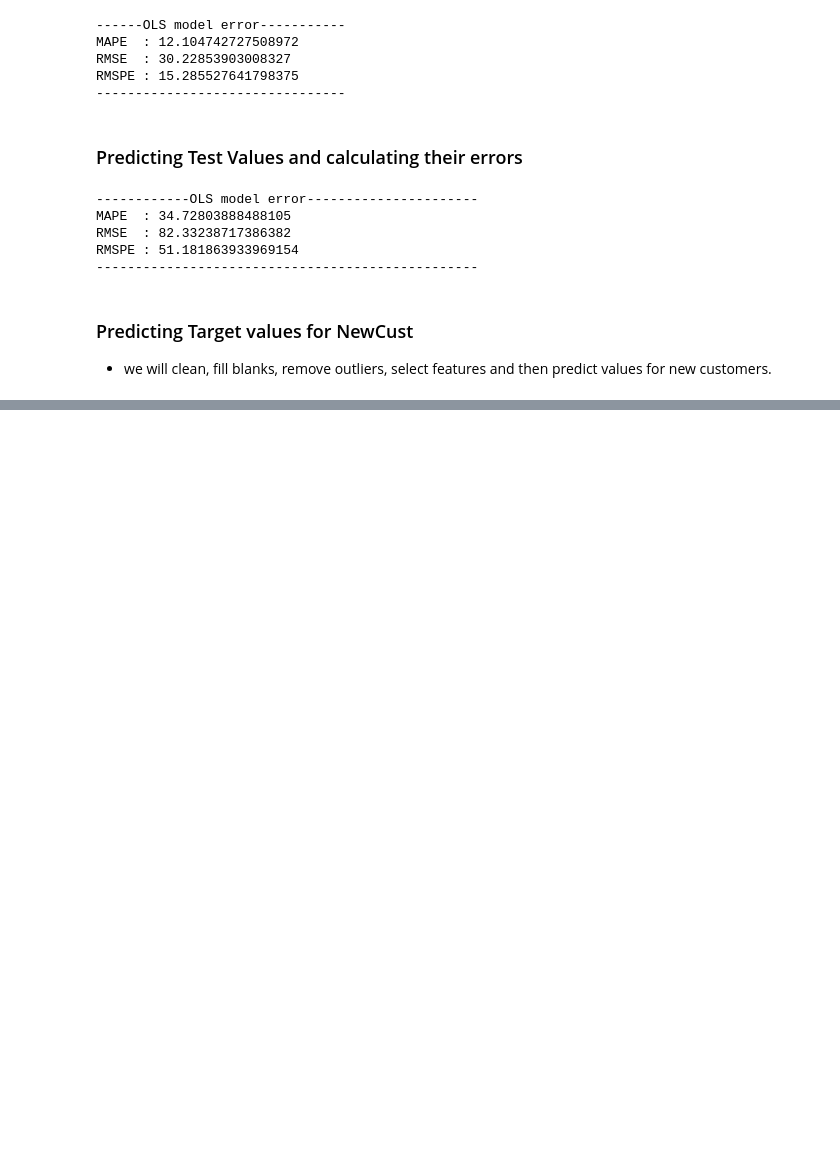
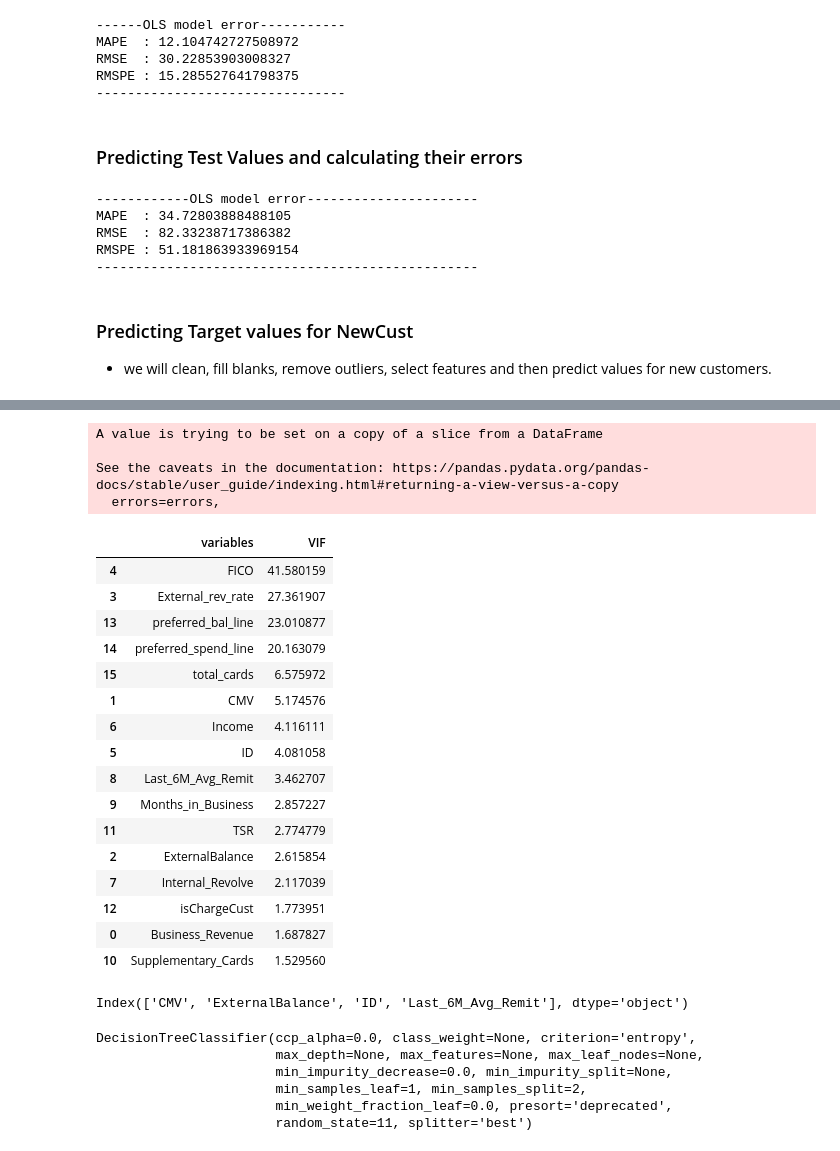
Before and after one commit to lalit-kumr/dsp_case_study, a Jupyter notebook: Assesment_case_study.ipynb, the cells around one changed output, grey strips where cells are left out. Drawn from its saved outputs; the diff is of its cells as text; code cells hidden in the pictures; blank space fills up the shorter version.

```diff
--- a/Assesment_case_study.ipynb
+++ b/Assesment_case_study.ipynb
@@ -560,0 +674,48 @@ print('-------------------------------------------------')
+# %%
+df_x.drop(labels=['Lending_AR_pct_in_last_6M','preavgremit1_3_all'],axis=1,inplace=True)
+
+vif_results = calc_vif(X)
+vif_results.sort_values(by='VIF',ascending=False)
+# %% [output]
+A value is trying to be set on a copy of a slice from a DataFrame
+
+See the caveats in the documentation: https://pandas.pydata.org/pandas-docs/stable/user_guide/indexing.html#returning-a-view-versus-a-copy
+  errors=errors,
+|  | variables | VIF |
+| 4 | FICO | 41.580159 |
+| 3 | External_rev_rate | 27.361907 |
+| 13 | preferred_bal_line | 23.010877 |
+| 14 | preferred_spend_line | 20.163079 |
+| 15 | total_cards | 6.575972 |
+| 1 | CMV | 5.174576 |
+| 6 | Income | 4.116111 |
+| 5 | ID | 4.081058 |
+| 8 | Last_6M_Avg_Remit | 3.462707 |
+| 9 | Months_in_Business | 2.857227 |
+| 11 | TSR | 2.774779 |
+| 2 | ExternalBalance | 2.615854 |
+| 7 | Internal_Revolve | 2.117039 |
+| 12 | isChargeCust | 1.773951 |
+| 0 | Business_Revenue | 1.687827 |
+| 10 | Supplementary_Cards | 1.529560 |
+# %%
+#Feature selection
+from sklearn.tree import DecisionTreeRegressor
+from sklearn.feature_selection import RFE
+
+
+dt_reg = DecisionTreeRegressor(random_state=0)
+
+
+rfe = RFE(estimator=dt_reg, n_features_to_select=4)
+rfe.fit(df_x, df_y)
+
+# rfe.ranking_
+
+
+# selecting features given by RFE
+f = rfe.get_support(1) #the most important features
+selected_x = df_x[df_x.columns[f]] # final features`
+selected_x.columns
+# %% [output]
+Index(['CMV', 'ExternalBalance', 'ID', 'Last_6M_Avg_Remit'], dtype='object')
@@ -560,0 +726,26 @@ print('-------------------------------------------------')
+# %%
+from sklearn.svm import SVC
+from sklearn import tree
+from sklearn.model_selection import cross_val_score
+from sklearn.neighbors import KNeighborsClassifier
+from sklearn.linear_model import LogisticRegression
+
+# Train KNeighborsClassifier Model
+K_neighbours_classifier = KNeighborsClassifier(n_jobs=-1)
+K_neighbours_classifier.fit(X_train, Y_train);
+
+# Train LogisticRegression Model
+LGR_classifier = LogisticRegression(n_jobs=-1, random_state=11)
+LGR_classifier.fit(X_train, Y_train);
+
+
+# Train Decision Tree Model
+Dt_classifier = tree.DecisionTreeClassifier(criterion='entropy', random_state=11)
+Dt_classifier.fit(X_train, Y_train)
+# %% [output]
+DecisionTreeClassifier(ccp_alpha=0.0, class_weight=None, criterion='entropy',
+                       max_depth=None, max_features=None, max_leaf_nodes=None,
+                       min_impurity_decrease=0.0, min_impurity_split=None,
+                       min_samples_leaf=1, min_samples_split=2,
+                       min_weight_fraction_leaf=0.0, presort='deprecated',
+                       random_state=11, splitter='best')
```
Also changed, not shown: parts of 12 cells of this notebook.
